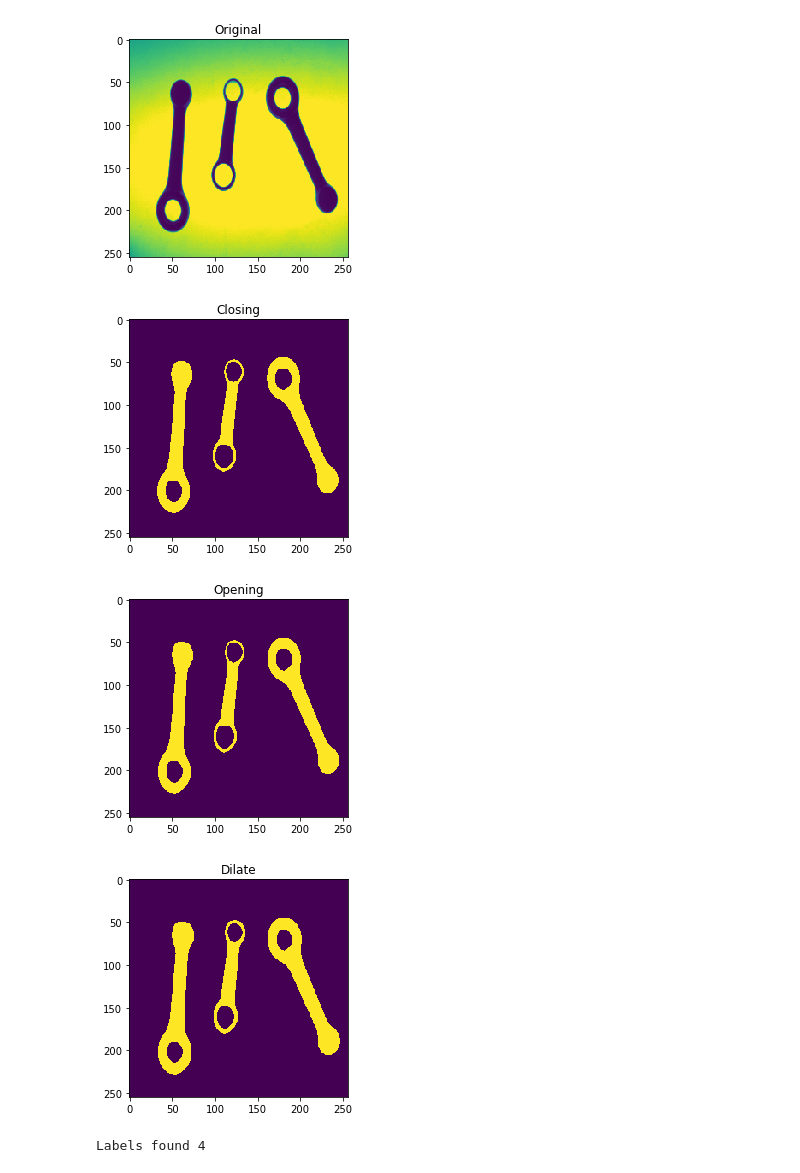
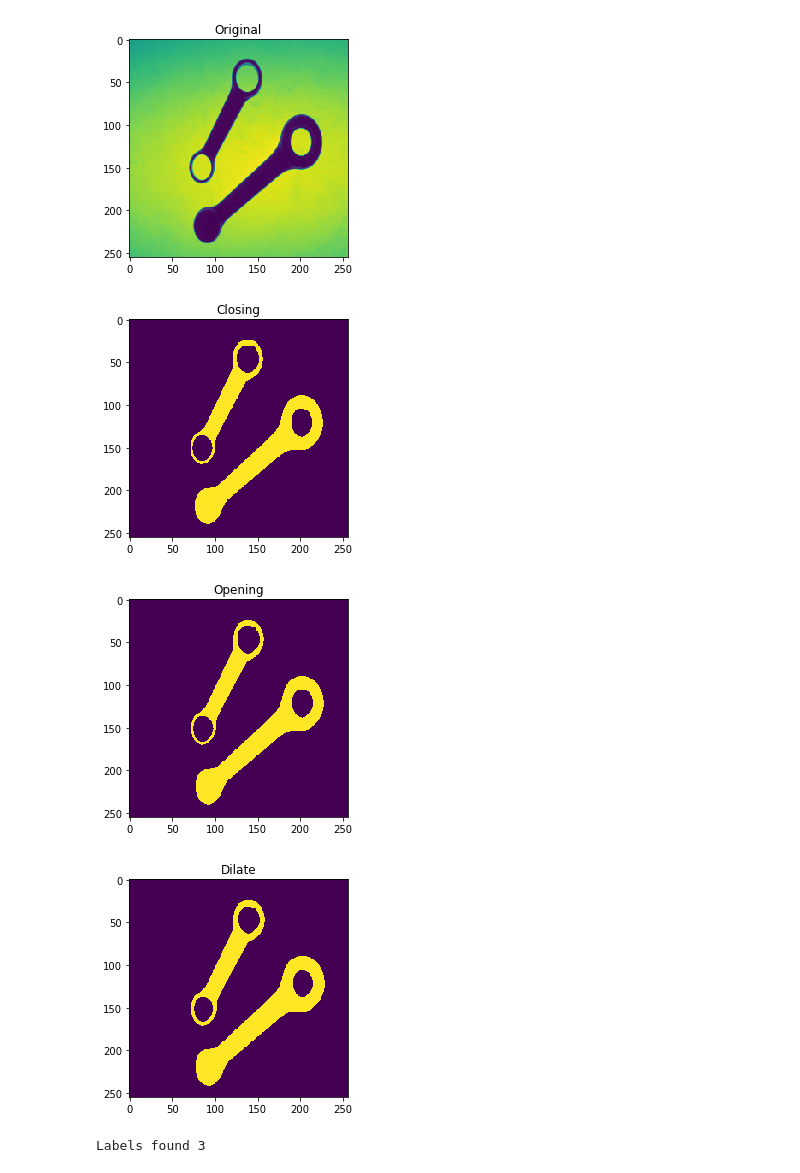
Before and after one commit to alomb/ComputerVisionAndImageProcessingProject, a Jupyter notebook: project/solution.ipynb, the cells around one changed output. Drawn from its saved outputs; the diff is of its cells as text; code cells hidden in the pictures.

```diff
--- a/project/solution.ipynb
+++ b/project/solution.ipynb
@@ -67,8 +67,8 @@ def contact_points(data, major_equation, minor_equation):
     and measure the width at the barycentre
     Inputs:
         data - the binary image as numpy matrix
-        major_equation - list of type [a, b, c] representing the equation of the major axis
-        major_equation - list of type [a, b, c] representing the equation of the minor axis
+        major_equation - numpy array of type [a, b, c] representing the equation of the major axis
+        major_equation - numpy array of type [a, b, c] representing the equation of the minor axis
     Outputs:
         c1 - on major axis, negative maximum
         c2 - on major axis, positive maximum
@@ -79,7 +79,7 @@ def contact_points(data, major_equation, minor_equation):
     if data is None or data.size == 0 or major_equation is None or minor_equation is None:
         raise ValueError("Some required arguments are not correct")
 
-    # set maximum and minimum values to values easy to be changed in first iterations
+    # initialize variables
     min_major_distance = math.inf
     max_major_distance = -math.inf
     min_minor_distance = math.inf
@@ -100,7 +100,7 @@ def contact_points(data, major_equation, minor_equation):
                 # distance from the minor axis as distance of a point to a line
                 minor_distance = (minor_equation[1] * y + minor_equation[0] * x + minor_equation[2]) / math.sqrt((minor_equation[0] ** 2) + (minor_equation[1] ** 2))
 
-                # update contact points looking at extremum horizontal and vertical values found so far
+                # update contact points searching for extremum in both horizontal and vertical axes
                 if major_distance < min_major_distance:
                     min_major_distance = major_distance
                     c1 = [x, y]
@@ -116,7 +116,7 @@ def contact_points(data, major_equation, minor_equation):
 
                 # if the point is close to the minor axes then it is considered in computing the width at the barycentre
                 if abs(minor_distance) < 0.75:
-                    # the distances are computed on both directions and summed as the final value
+                    # the distances are computed on both directions and summed to obtain the final value
                     if major_distance < min_barycentre_distance:
                         min_barycentre_distance = major_distance
                     if major_distance > max_barycentre_distance:
@@ -132,7 +132,7 @@ def line_intersection(p1, p2, m1, m2):
         m1 - slope of first line
         m2 - slope of second line
     Outputs:
-        res - the intersection of the two lines if possible, array on np.nan otherwise
+        res - an array containing the intersection point of the two lines if exists, an array of np.nan otherwise
     '''
     if p1 is None or p2 is None or m1 is None or m2 is None:
         raise ValueError("Some required arguments are not correct")
@@ -165,14 +165,17 @@ def task1c_rod_filter(rod_centroid, hole_centroid):
         return True
     return False
 
+# measured empirically
 area_threshold = 11
 def task2c_rod_filter(rod_info):
     '''
     Inputs:
-        rod_info - a numpy array containing information on the opencv connectedComponentsWithStats function
+        rod_info - a numpy array containing information on the blob retrievable from the opencv connectedComponentsWithStats function
     Outputs:
         True if the rod must be filtered and not considered
     '''
+
+    # if the area is below the threshold the blob must be filtered
     if rod_info is None or rod_info.size == 0:
         raise ValueError("Some required arguments are not correct")
 
@@ -182,7 +185,7 @@ def task2c_rod_filter(rod_info):
 
 
 def preprocessing(image, allow_print=True):
-    ''' Otsu - close - open - dilate
+    ''' operations: Otsu -> closing -> opening -> dilation
     Inputs:
         image - the image to preprocess as numpy matrix
         allow_print - True print preprocessing results
@@ -267,8 +270,7 @@ def main(image):
             rod_image[rod_labelled_image != label] = 0
 
             # create a binary image from the binary of the rod as its negative: only the holes of the current rod will have the foreground value
-            hole_image = rod_image + 255
-            hole_image[hole_image != 255] = 0
+            hole_image = 255 - rod_image
 
             # find holes as connected components
             hole_connectivity = 4
@@ -340,7 +342,7 @@ def main(image):
             v4 = line_intersection(c2, c4, -major_equation[0] / major_equation[1], -minor_equation[0] / minor_equation[1])
 
             # measure length and width
-            rods[-1]["length"] = round(math.sqrt(((v1[0] - v2[0])**2) + ((v1[1] - v2[1])**2)), 2)
+            rods[-1]["lenght"] = round(math.sqrt(((v1[0] - v2[0])**2) + ((v1[1] - v2[1])**2)), 2)
             rods[-1]["width"] = round(math.sqrt(((v1[0] - v3[0])**2) + ((v1[1] - v3[1])**2)), 2)
 
             # Draw
@@ -361,12 +363,12 @@ def main(image):
             print(rods[-1])
     return rods
 # %%
-index = 0
+index = 3
 image = cv2.imread("../data/" + task1_2_type_result[index]["name"], cv2.IMREAD_GRAYSCALE)
 main(image)
 # %% [output]
-[figure, old version]
+[figure, new version]
-[figure, old version]
+[figure, new version]
-[figure, old version]
+[figure, new version]
-[figure, old version]
+[figure, new version]
-Labels found 4
+Labels found 3
```
Also changed, not shown: parts of 3 cells of this notebook, 1 other file.
